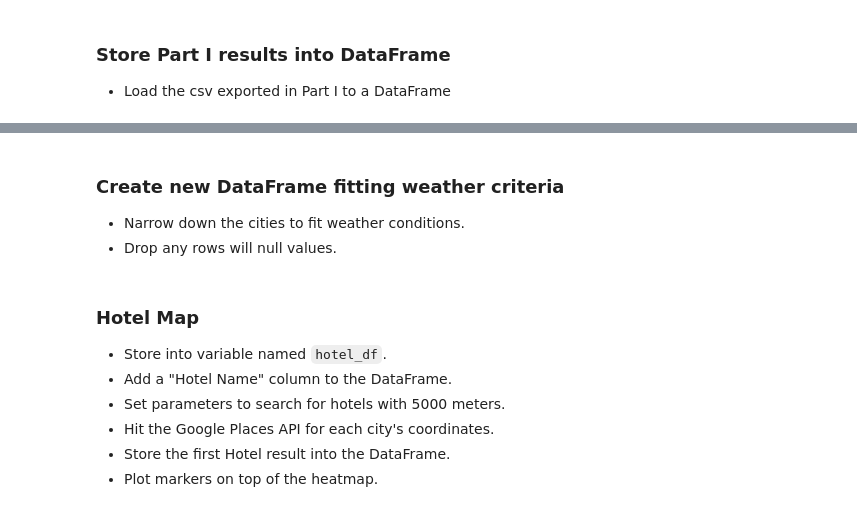
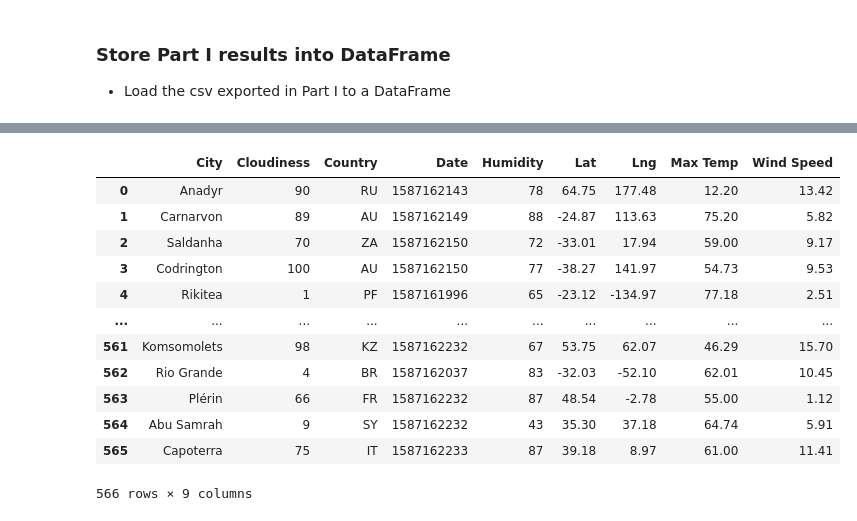
Before and after one commit to Silveris/Api_Python_Fonorow_challenge, a Jupyter notebook: VacationPy.ipynb, the cells around one changed output, grey strips where cells are left out. Saved outputs shown, nothing was run; the diff lists cells and outputs as text; code cells hidden in the pictures.

```diff
--- a/VacationPy.ipynb
+++ b/VacationPy.ipynb
@@ -28,12 +25,17 @@ ModuleNotFoundError: No module named 'api_keys'
-# %% [markdown]
-### Create new DataFrame fitting weather criteria
-* Narrow down the cities to fit weather conditions.
-* Drop any rows will null values.
-# %% [markdown]
-### Hotel Map
-* Store into variable named `hotel_df`.
-* Add a "Hotel Name" column to the DataFrame.
-* Set parameters to search for hotels with 5000 meters.
-* Hit the Google Places API for each city's coordinates.
-* Store the first Hotel result into the DataFrame.
-* Plot markers on top of the heatmap.
+# %%
+df_base = pd.read_csv('output/cities.csv', index_col=0)
+df_base
+# %% [output]
+|  | City | Cloudiness | Country | Date | Humidity | Lat | Lng | Max Temp | Wind Speed |
+| 0 | Anadyr | 90 | RU | 1587162143 | 78 | 64.75 | 177.48 | 12.20 | 13.42 |
+| 1 | Carnarvon | 89 | AU | 1587162149 | 88 | -24.87 | 113.63 | 75.20 | 5.82 |
+| 2 | Saldanha | 70 | ZA | 1587162150 | 72 | -33.01 | 17.94 | 59.00 | 9.17 |
+| 3 | Codrington | 100 | AU | 1587162150 | 77 | -38.27 | 141.97 | 54.73 | 9.53 |
+| 4 | Rikitea | 1 | PF | 1587161996 | 65 | -23.12 | -134.97 | 77.18 | 2.51 |
+| ... | ... | ... | ... | ... | ... | ... | ... | ... | ... |
+| 561 | Komsomolets | 98 | KZ | 1587162232 | 67 | 53.75 | 62.07 | 46.29 | 15.70 |
+| 562 | Rio Grande | 4 | BR | 1587162037 | 83 | -32.03 | -52.10 | 62.01 | 10.45 |
+| 563 | Plérin | 66 | FR | 1587162232 | 87 | 48.54 | -2.78 | 55.00 | 1.12 |
+| 564 | Abu Samrah | 9 | SY | 1587162232 | 43 | 35.30 | 37.18 | 64.74 | 5.91 |
+| 565 | Capoterra | 75 | IT | 1587162233 | 87 | 39.18 | 8.97 | 61.00 | 11.41 |
+566 rows × 9 columns
```
Also changed, not shown: parts of 17 cells of this notebook, 6 other files.
